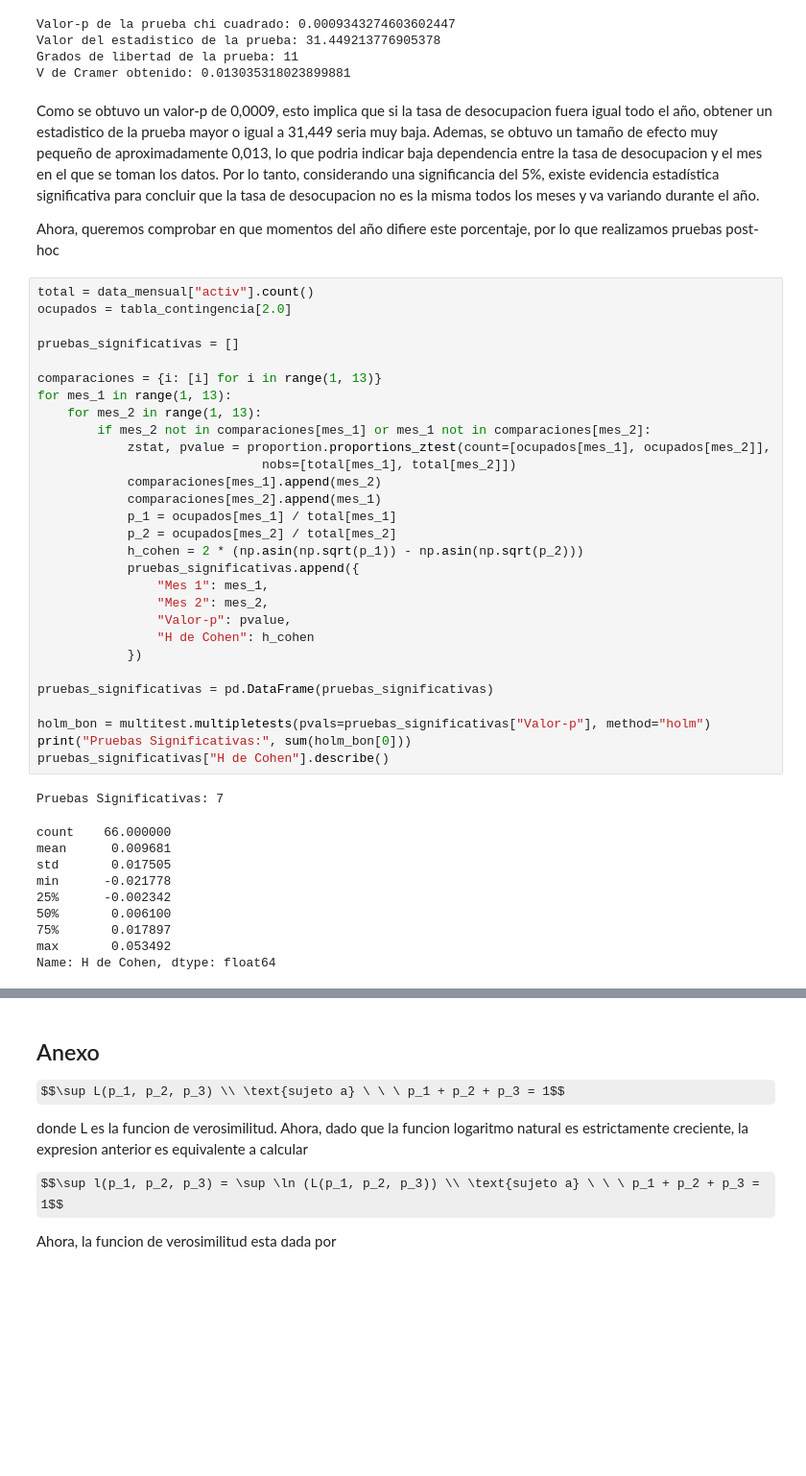
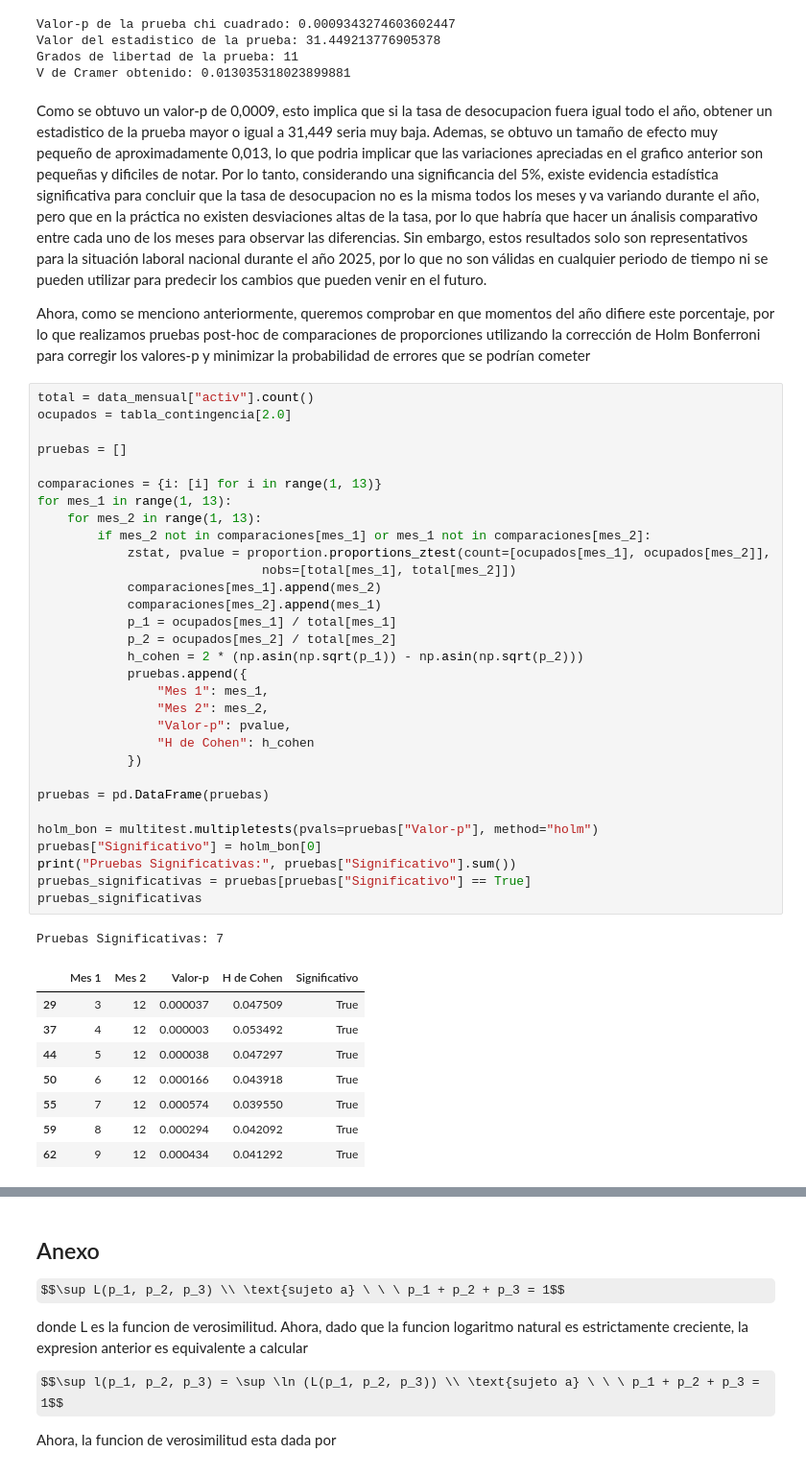
Before and after one commit to cristobalvillegas/proyecto-ine, a Jupyter notebook: main.ipynb, the cells around one changed output, grey strips where cells are left out. Shown at 96% size. Drawn from its saved outputs; the diff is of its cells as text; some formulas as TeX source; blank space fills up the shorter version.

```diff
--- a/main.ipynb
+++ b/main.ipynb
@@ -175,46 +178,47 @@ Valor del estadistico de la prueba: 31.449213776905378
 Grados de libertad de la prueba: 11
 V de Cramer obtenido: 0.013035318023899881
 # %% [markdown]
-Como se obtuvo un valor-p de 0,0009, esto implica que si la tasa de desocupacion fuera igual todo el año, obtener un estadistico de la prueba mayor o igual a 31,449 seria muy baja. Ademas, se obtuvo un tamaño de efecto muy pequeño de aproximadamente 0,013, lo que podria indicar baja dependencia entre la tasa de desocupacion y el mes en el que se toman los datos. Por lo tanto, considerando una significancia del 5%, existe evidencia estadística significativa para concluir que la tasa de desocupacion no es la misma todos los meses y va variando durante el año.
+Como se obtuvo un valor-p de 0,0009, esto implica que si la tasa de desocupacion fuera igual todo el año, obtener un estadistico de la prueba mayor o igual a 31,449 seria muy baja. Ademas, se obtuvo un tamaño de efecto muy pequeño de aproximadamente 0,013, lo que podria implicar que las variaciones apreciadas en el grafico anterior son pequeñas y dificiles de notar. Por lo tanto, considerando una significancia del 5%, existe evidencia estadística significativa para concluir que la tasa de desocupacion no es la misma todos los meses y va variando durante el año, pero que en la práctica no existen desviaciones altas de la tasa, por lo que habría que hacer un ánalisis comparativo entre cada uno de los meses para observar las diferencias. Sin embargo, estos resultados solo son representativos para la situación laboral nacional durante el año 2025, por lo que no son válidas en cualquier periodo de tiempo ni se pueden utilizar para predecir los cambios que pueden venir en el futuro.
 
-Ahora, queremos comprobar en que momentos del año difiere este porcentaje, por lo que realizamos pruebas post-hoc
+Ahora, como se menciono anteriormente, queremos comprobar en que momentos del año difiere este porcentaje, por lo que realizamos pruebas post-hoc de comparaciones de proporciones utilizando la corrección de Holm Bonferroni para corregir los valores-p y minimizar la probabilidad de errores que se podrían cometer
 # %%
 total = data_mensual["activ"].count()
 ocupados = tabla_contingencia[2.0]
 
-pruebas_significativas = []
+pruebas = []
 
 comparaciones = {i: [i] for i in range(1, 13)}
 for mes_1 in range(1, 13):
     for mes_2 in range(1, 13):
         if mes_2 not in comparaciones[mes_1] or mes_1 not in comparaciones[mes_2]:
             zstat, pvalue = proportion.proportions_ztest(count=[ocupados[mes_1], ocupados[mes_2]],
                               nobs=[total[mes_1], total[mes_2]])
             comparaciones[mes_1].append(mes_2)
             comparaciones[mes_2].append(mes_1)
             p_1 = ocupados[mes_1] / total[mes_1]
             p_2 = ocupados[mes_2] / total[mes_2]
             h_cohen = 2 * (np.asin(np.sqrt(p_1)) - np.asin(np.sqrt(p_2)))
-            pruebas_significativas.append({
+            pruebas.append({
                 "Mes 1": mes_1,
                 "Mes 2": mes_2,
                 "Valor-p": pvalue,
                 "H de Cohen": h_cohen
             })
 
-pruebas_significativas = pd.DataFrame(pruebas_significativas)
+pruebas = pd.DataFrame(pruebas)
 
-holm_bon = multitest.multipletests(pvals=pruebas_significativas["Valor-p"], method="holm")
-print("Pruebas Significativas:", sum(holm_bon[0]))
-pruebas_significativas["H de Cohen"].describe()
+holm_bon = multitest.multipletests(pvals=pruebas["Valor-p"], method="holm")
+pruebas["Significativo"] = holm_bon[0]
+print("Pruebas Significativas:", pruebas["Significativo"].sum())
+pruebas_significativas = pruebas[pruebas["Significativo"] == True]
+pruebas_significativas
 # %% [output]
 Pruebas Significativas: 7
-count    66.000000
-mean      0.009681
-std       0.017505
-min      -0.021778
-25%      -0.002342
-50%       0.006100
-75%       0.017897
-max       0.053492
-Name: H de Cohen, dtype: float64
+|  | Mes 1 | Mes 2 | Valor-p | H de Cohen | Significativo |
+| 29 | 3 | 12 | 0.000037 | 0.047509 | True |
+| 37 | 4 | 12 | 0.000003 | 0.053492 | True |
+| 44 | 5 | 12 | 0.000038 | 0.047297 | True |
+| 50 | 6 | 12 | 0.000166 | 0.043918 | True |
+| 55 | 7 | 12 | 0.000574 | 0.039550 | True |
+| 59 | 8 | 12 | 0.000294 | 0.042092 | True |
+| 62 | 9 | 12 | 0.000434 | 0.041292 | True |
```
Also changed, not shown: parts of 8 cells of this notebook.
